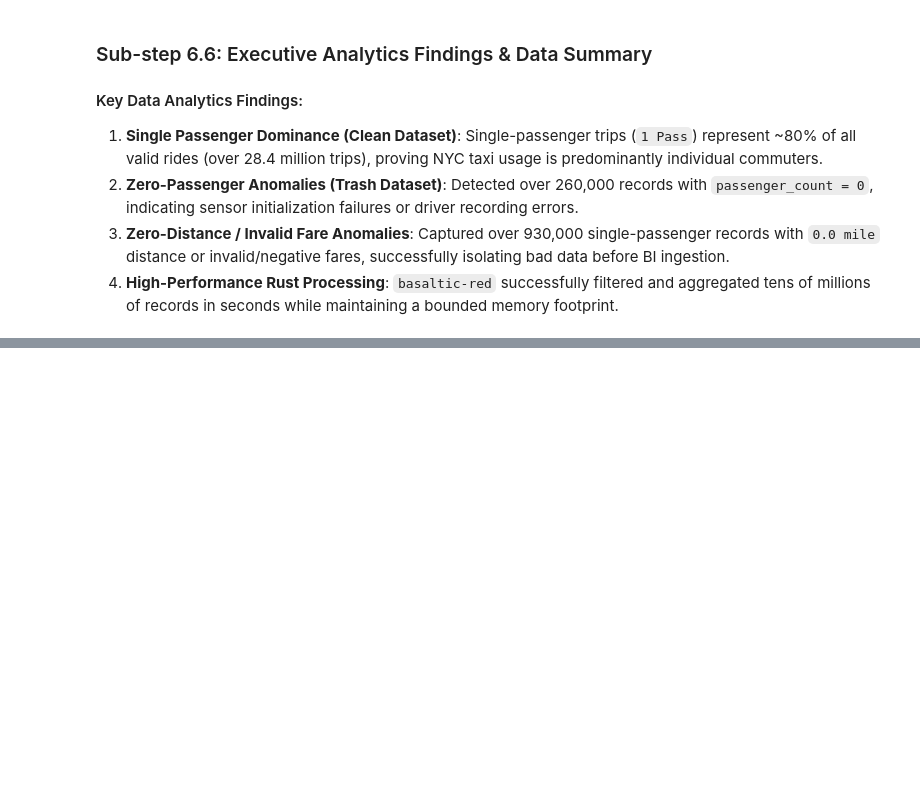
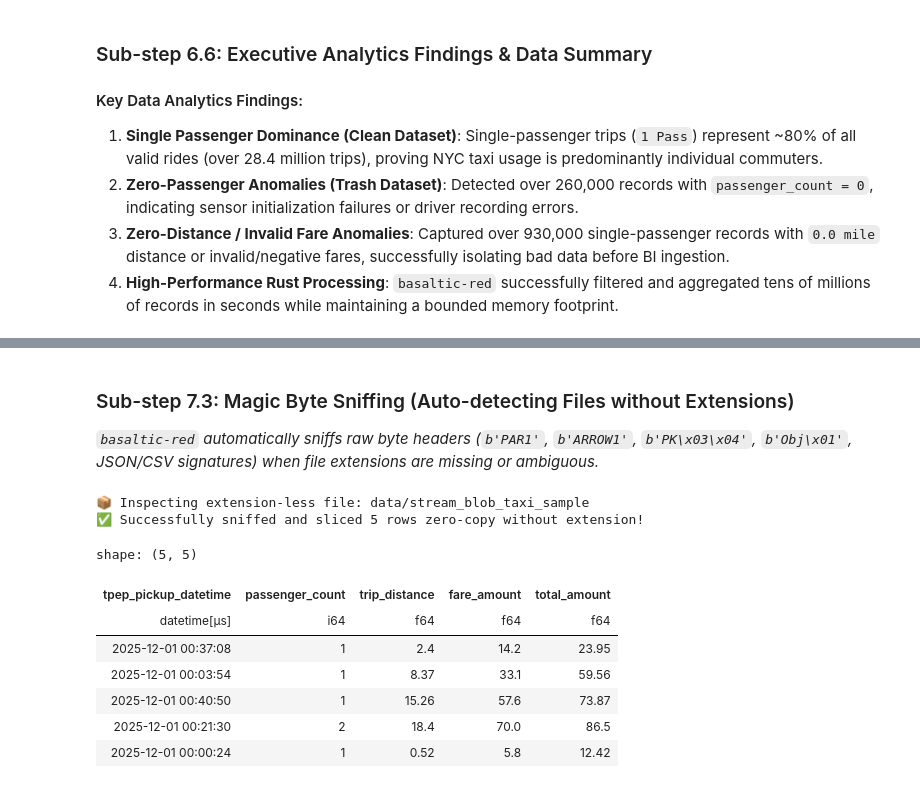
Before and after one commit to VanDung-dev/basaltic-red, a Jupyter notebook: demo.ipynb, the cells around one changed output, grey strips where cells are left out. Saved outputs shown, nothing was run; the diff lists cells and outputs as text; code cells hidden in the pictures; blank space fills up the shorter version.

```diff
--- a/demo.ipynb
+++ b/demo.ipynb
@@ -494,0 +556,18 @@ plot_ranking_chart(
+# %%
+# 1. Create a custom pipe-delimited data file (.dat)
+custom_dat_path = "data/vendor_fleet_telemetry.dat"
+with open(custom_dat_path, "w", encoding="utf-8") as f:
+    f.write("vendor_id|fleet_code|status|battery_pct|lat|lon\n")
+    f.write("101|NYC-FLT-A|ACTIVE|98.5|40.7128|-74.0060\n")
+    f.write("102|NYC-FLT-B|MAINTENANCE|34.0|40.7589|-73.9851\n")
+    f.write("103|NYC-FLT-C|ACTIVE|87.2|40.7829|-73.9654\n")
+    f.write("104|NYC-FLT-D|STANDBY|100.0|40.7061|-73.9969\n")
+
+# 2. Register custom format plugin dynamically via 1 Python line
+br.formats.register_delimited(ext="dat", delimiter="|", has_header=True)
+print("🔌 Active Supported Formats:", br.formats.list_formats())
+
+# 3. Query the custom format seamlessly with DataFusion SQL
+telemetry_df = run_sql(f"SELECT vendor_id, fleet_code, status, battery_pct FROM '{custom_dat_path}' WHERE battery_pct > 50.0")
+print("\n⚡ DataFusion SQL Query over Custom Dynamic Plugin (.dat):")
+display(telemetry_df)
@@ -494,0 +584,28 @@ plot_ranking_chart(
+# %% [markdown]
+### Sub-step 7.3: Magic Byte Sniffing (Auto-detecting Files without Extensions)
+
+*`basaltic-red` automatically sniffs raw byte headers (`b'PAR1'`, `b'ARROW1'`, `b'PK\x03\x04'`, `b'Obj\x01'`, JSON/CSV signatures) when file extensions are missing or ambiguous.*
+# %%
+# Create a temporary data blob without any file extension (simulating an API stream download)
+no_ext_blob = "data/stream_blob_taxi_sample"
+sample_table = br.read.slice_rows(sample_file, offset=0, limit=500)
+pl.from_arrow(sample_table).write_parquet(no_ext_blob)
+
+print(f"📦 Inspecting extension-less file: {no_ext_blob}")
+# Read zero-copy: basaltic-red automatically sniffs the Parquet magic bytes
+sniffed_table = br.read.slice_rows(no_ext_blob, offset=0, limit=5)
+sniffed_df = pl.from_arrow(sniffed_table)
+
+print(f"✅ Successfully sniffed and sliced {sniffed_df.height} rows zero-copy without extension!")
+display(sniffed_df[["tpep_pickup_datetime", "passenger_count", "trip_distance", "fare_amount", "total_amount"]])
+# %% [output]
+📦 Inspecting extension-less file: data/stream_blob_taxi_sample
+✅ Successfully sniffed and sliced 5 rows zero-copy without extension!
+shape: (5, 5)
+| tpep_pickup_datetime | passenger_count | trip_distance | fare_amount | total_amount |
+| datetime[μs] | i64 | f64 | f64 | f64 |
+| 2025-12-01 00:37:08 | 1 | 2.4 | 14.2 | 23.95 |
+| 2025-12-01 00:03:54 | 1 | 8.37 | 33.1 | 59.56 |
+| 2025-12-01 00:40:50 | 1 | 15.26 | 57.6 | 73.87 |
+| 2025-12-01 00:21:30 | 2 | 18.4 | 70.0 | 86.5 |
+| 2025-12-01 00:00:24 | 1 | 0.52 | 5.8 | 12.42 |
```
Also changed, not shown: parts of 18 cells of this notebook.
